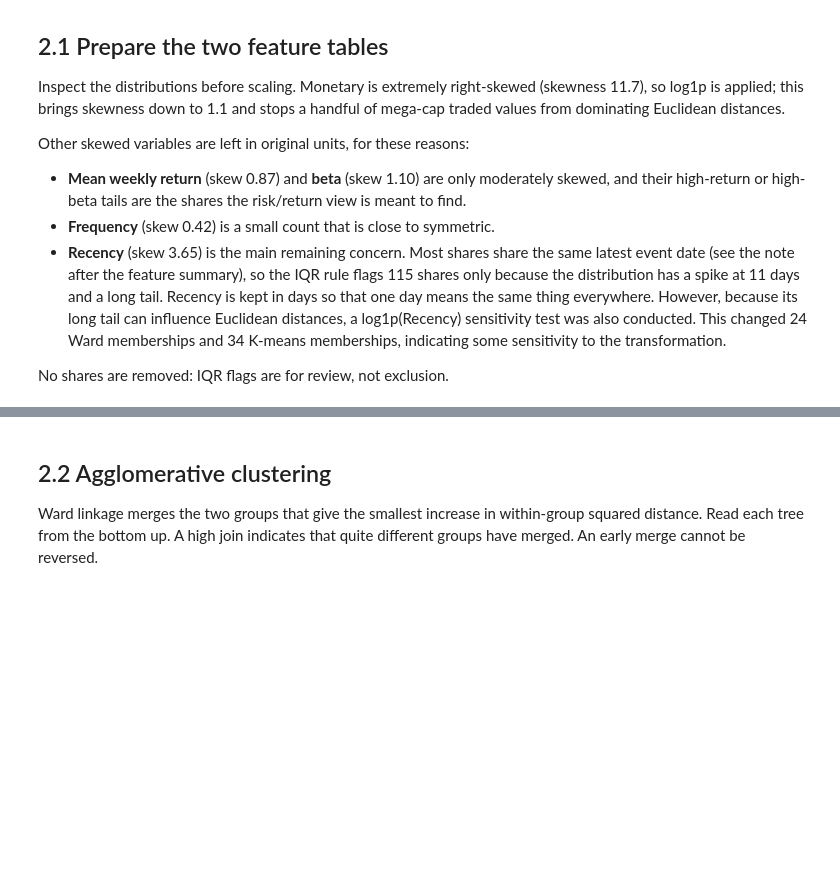
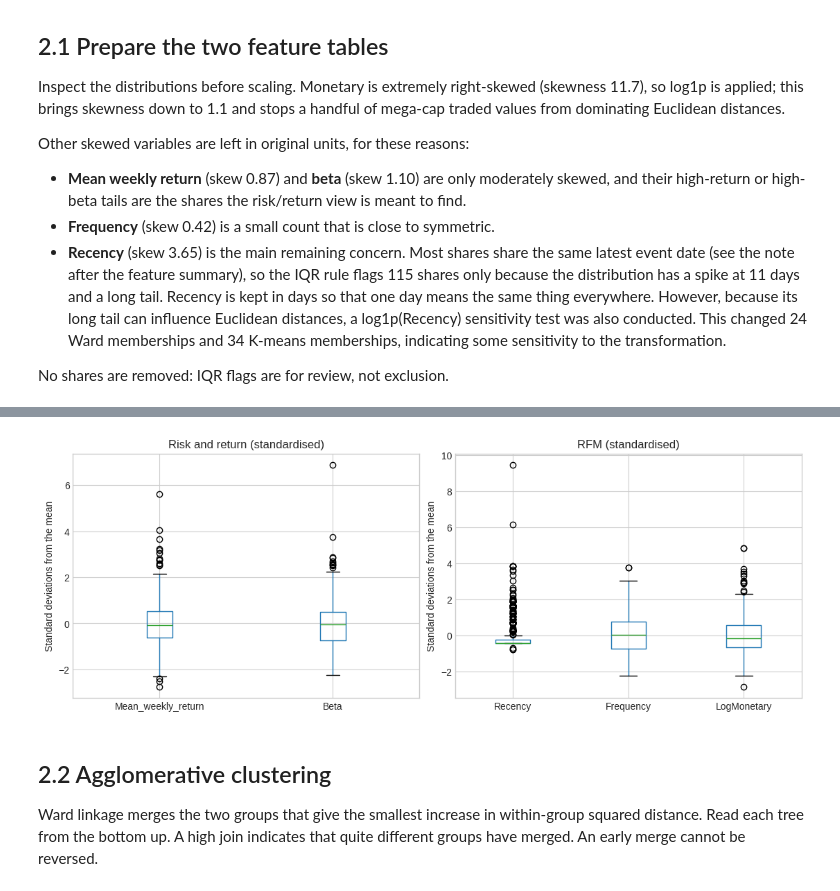
Before and after one commit to Shavina-143/CRM-CW1_w2083673, a Jupyter notebook: CWK1_SP500_Analysis.ipynb, the cells around one changed output, grey strips where cells are left out. Cells and saved outputs as stored; diff of their text form; code cells hidden in the pictures; blank space fills up the shorter version.

```diff
--- a/CWK1_SP500_Analysis.ipynb
+++ b/CWK1_SP500_Analysis.ipynb
@@ -88,10 +47,9 @@ Keep the company names, sectors and collection date from the S&P 500 constituent
 # %%
 # Part 1: Extract the S&P 500 tickers from Wikipedia using pandas
 url = 'https://en.wikipedia.org/wiki/List_of_S%26P_500_companies'
-TICKER_FILE = SNAPSHOT_DIR / 'sp500_tickers.csv'
+TICKER_FILE = OUTPUT_DIR / 'sp500_tickers.csv'
 
-if USE_CACHE:
-    TICKER_FILE = saved_snapshot('sp500_tickers.csv')
+if TICKER_FILE.exists():
     sp500_df = pd.read_csv(TICKER_FILE)
     acquisition_metadata['data_mode'] = 'saved snapshot'
     print('Loaded the saved S&P 500 table')
@@ -119,9 +92,9 @@ display(sp500_df[['Symbol', 'Security', 'GICS Sector', 'Yahoo_Ticker']].head(10)
 # %%
 # Part 2: Download the daily share and S&P 500 benchmark data using yfinance
 # auto_adjust=False keeps Close and Adj Close; actions=True adds Dividends and Stock Splits.
-RAW_FILE = SNAPSHOT_DIR / 'market_data_raw_2021_2024.csv.gz'
-LOG_FILE = SNAPSHOT_DIR / 'download_log.csv'
-META_FILE = SNAPSHOT_DIR / 'acquisition_metadata.json'
+RAW_FILE = OUTPUT_DIR / 'market_data_raw_2021_2024.csv.gz'   # compressed so the file is small enough for GitHub
+LOG_FILE = OUTPUT_DIR / 'download_log.csv'
+META_FILE = OUTPUT_DIR / 'acquisition_metadata.json'
 all_tickers = tickers + ['^GSPC']
 
 # Make every download look the same: fields on the first column level, tickers on the second.
@@ -138,18 +111,10 @@ def read_saved_download(path):
     return pd.read_csv(path, header=[0, 1], index_col=0, parse_dates=True,
                        skiprows=[2], float_precision='round_trip')
 
-if USE_CACHE:
-    RAW_FILE = saved_snapshot(
-        'market_data_raw_2021_2024.csv.gz',
-        'market_data_raw_2021_2024.csv'
-    )
-
+if RAW_FILE.exists():
     raw_data = read_saved_download(RAW_FILE)
-
-    META_FILE = saved_snapshot('acquisition_metadata.json')
-    acquisition_metadata.update(
-    json.loads(META_FILE.read_text())
-    )
+    if META_FILE.exists():
+        acquisition_metadata.update(json.loads(META_FILE.read_text()))
     acquisition_metadata['data_mode'] = 'saved snapshot'
     print('Loaded the saved Yahoo snapshot')
 else:
@@ -1137,21 +1357,14 @@ for name, X in matrices.items():
 # %%
-# Plot the standardised features
-fig, axes = plt.subplots(
-    1, 2, figsize=(11, 4),
-    constrained_layout=True
-)
-
+# Boxplots of the standardised features: points beyond the whiskers are the outliers flagged above
+fig, axes = plt.subplots(1, 2, figsize=(11, 4), constrained_layout=True)
 for ax, (name, X) in zip(axes, matrices.items()):
     X.boxplot(ax=ax)
     ax.set_title(name + ' (standardised)')
     ax.set_ylabel('Standard deviations from the mean')
-
-fig.savefig(
-    OUTPUT_DIR / 'standardised_feature_boxplots.png',
-    dpi=140
-)
-
+fig.savefig(OUTPUT_DIR / 'standardised_feature_boxplots.png', dpi=140)
 plt.show()
+# %% [output]
+[figure, added]
 # %% [markdown]
 ## 2.2 Agglomerative clustering
 Ward linkage merges the two groups that give the smallest increase in within-group squared distance. Read each tree from the bottom up. A high join indicates that quite different groups have merged. An early merge cannot be reversed.
```
Also changed, not shown: parts of 44 cells of this notebook.
